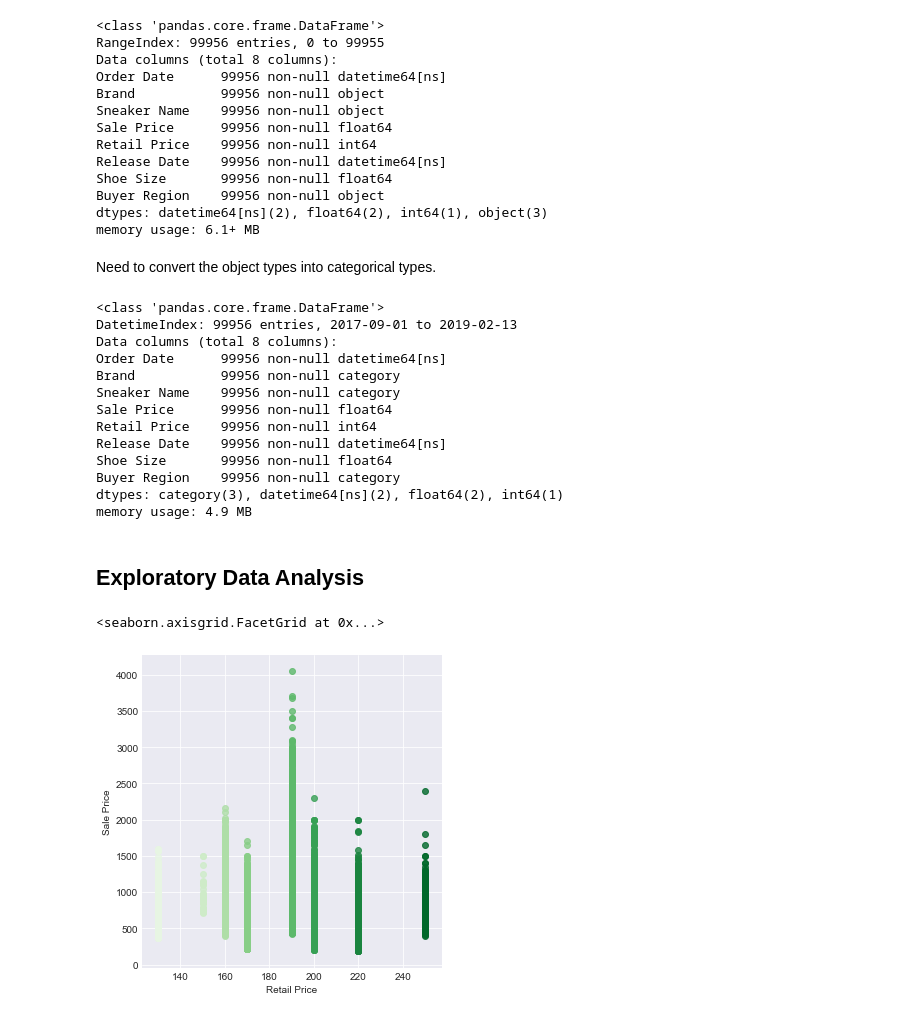
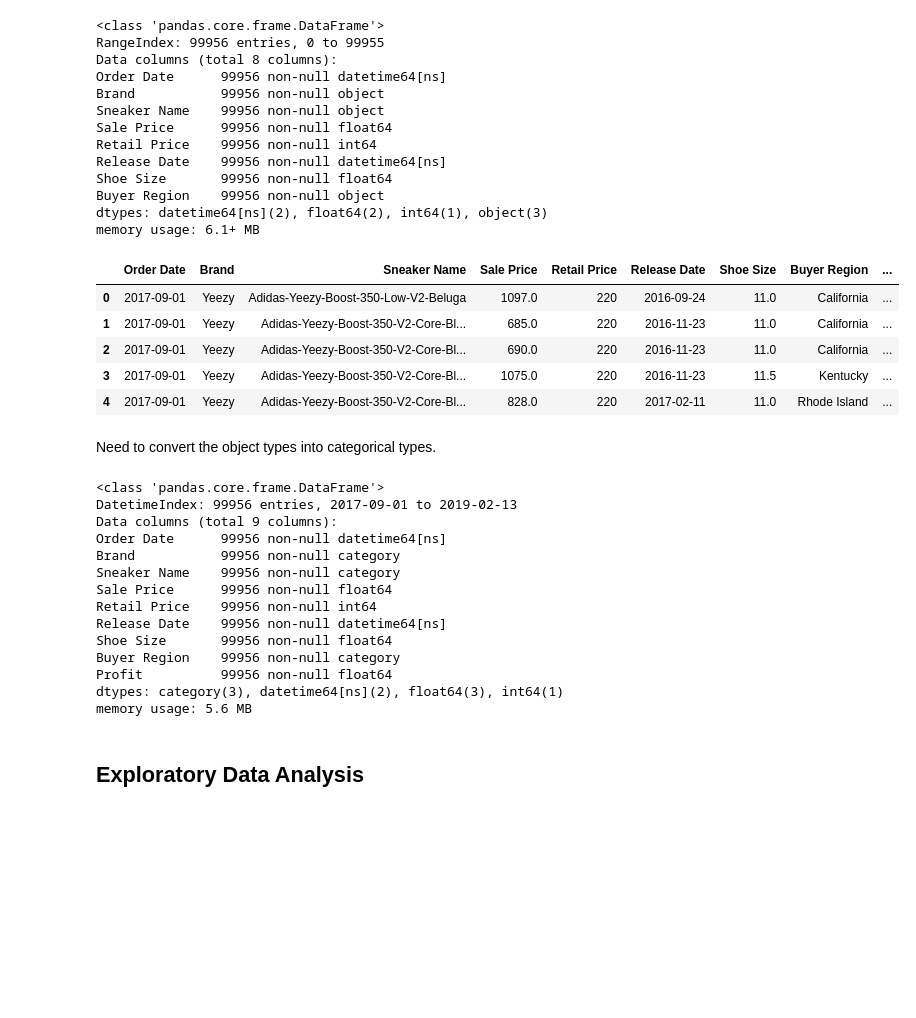
Before and after one commit to Kayleigh97/StockX_2019, a Jupyter notebook: StockX.ipynb, the cells around one changed output. Saved outputs shown, nothing was run; the diff lists cells and outputs as text; code cells hidden in the pictures; blank space fills up the shorter version.

```diff
--- a/StockX.ipynb
+++ b/StockX.ipynb
@@ -41,6 +40,16 @@ Shoe Size       99956 non-null float64
 Buyer Region    99956 non-null object
 dtypes: datetime64[ns](2), float64(2), int64(1), object(3)
 memory usage: 6.1+ MB
+# %%
+df["Profit"] = df["Sale Price"] - df["Retail Price"]
+df.head()
+# %% [output]
+|  | Order Date | Brand | Sneaker Name | Sale Price | Retail Price | Release Date | Shoe Size | Buyer Region | ... |
+| 0 | 2017-09-01 | Yeezy | Adidas-Yeezy-Boost-350-Low-V2-Beluga | 1097.0 | 220 | 2016-09-24 | 11.0 | California | ... |
+| 1 | 2017-09-01 | Yeezy | Adidas-Yeezy-Boost-350-V2-Core-Bl... | 685.0 | 220 | 2016-11-23 | 11.0 | California | ... |
+| 2 | 2017-09-01 | Yeezy | Adidas-Yeezy-Boost-350-V2-Core-Bl... | 690.0 | 220 | 2016-11-23 | 11.0 | California | ... |
+| 3 | 2017-09-01 | Yeezy | Adidas-Yeezy-Boost-350-V2-Core-Bl... | 1075.0 | 220 | 2016-11-23 | 11.5 | Kentucky | ... |
+| 4 | 2017-09-01 | Yeezy | Adidas-Yeezy-Boost-350-V2-Core-Bl... | 828.0 | 220 | 2017-02-11 | 11.0 | Rhode Island | ... |
 # %% [markdown]
 Need to convert the object types into categorical types.
 # %%
@@ -53,7 +62,7 @@ df.info() #check to make sure columns are all the correct data types
 # %% [output]
 <class 'pandas.core.frame.DataFrame'>
 DatetimeIndex: 99956 entries, 2017-09-01 to 2019-02-13
-Data columns (total 8 columns):
+Data columns (total 9 columns):
 Order Date      99956 non-null datetime64[ns]
 Brand           99956 non-null category
 Sneaker Name    99956 non-null category
@@ -62,12 +71,8 @@ Retail Price    99956 non-null int64
 Release Date    99956 non-null datetime64[ns]
 Shoe Size       99956 non-null float64
 Buyer Region    99956 non-null category
-dtypes: category(3), datetime64[ns](2), float64(2), int64(1)
-memory usage: 4.9 MB
+Profit          99956 non-null float64
+dtypes: category(3), datetime64[ns](2), float64(3), int64(1)
+memory usage: 5.6 MB
 # %% [markdown]
 ## Exploratory Data Analysis
-# %%
-sns.lmplot( x= 'Retail Price', y= "Sale Price", data=df, fit_reg=False, hue='Retail Price', legend=False, palette="Greens")
-# %% [output]
-<seaborn.axisgrid.FacetGrid at 0x...>
-[figure, removed]
```
Also changed, not shown: parts of 8 cells of this notebook.
